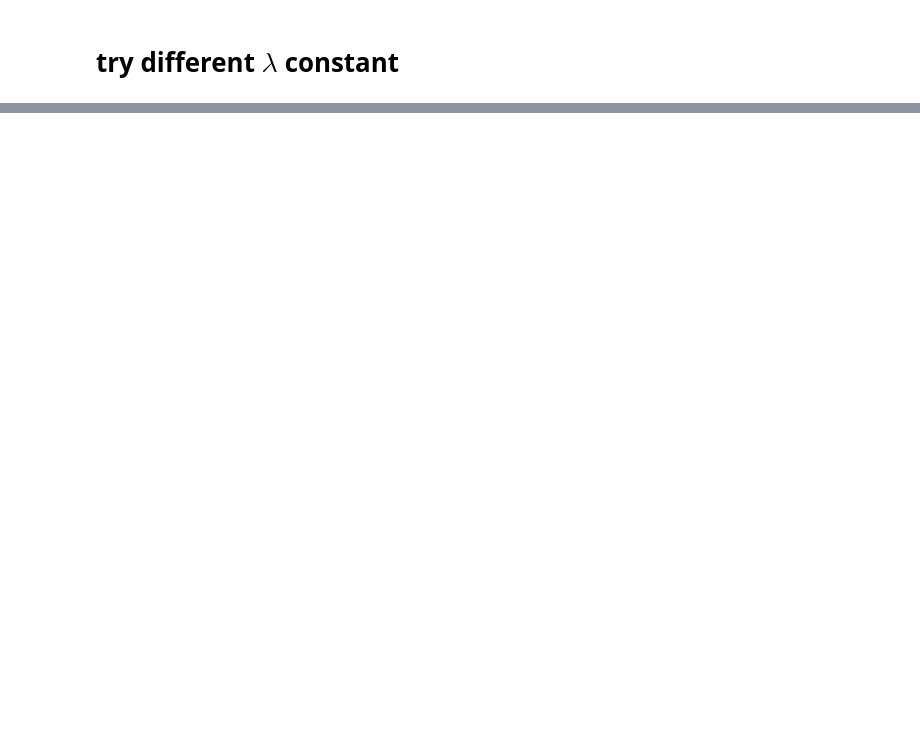
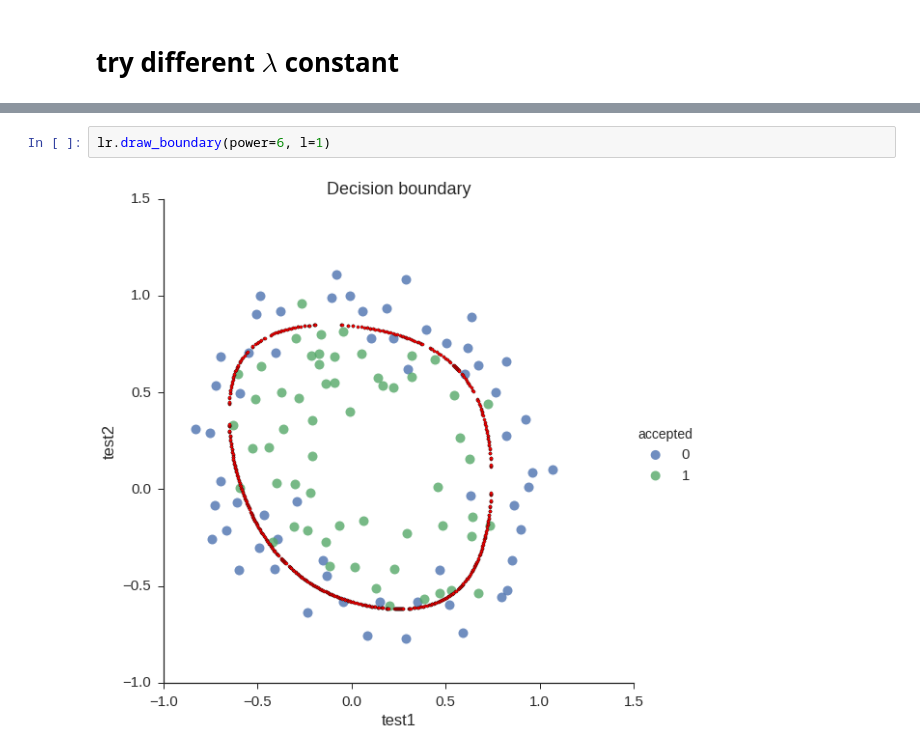
Before and after one commit to lukaemon/Coursera-ML-AndrewNg, a Jupyter notebook: machine-learning-ex2/4- optional (np).ipynb, the cells around one changed output, grey strips where cells are left out. Saved outputs shown, nothing was run; the diff lists cells and outputs as text; blank space fills up the shorter version.

Commit message:
migrate boundary graph to optional notebook

```diff
--- a/machine-learning-ex2/4- optional (np).ipynb
+++ b/machine-learning-ex2/4- optional (np).ipynb
@@ -29,0 +18,4 @@ ax.set_ylabel('accuracy')
+# %%
+lr.draw_boundary(power=6, l=1)
+# %% [output]
+[figure, added]
```
Also changed, not shown: parts of 5 cells of this notebook, 2 other files.
